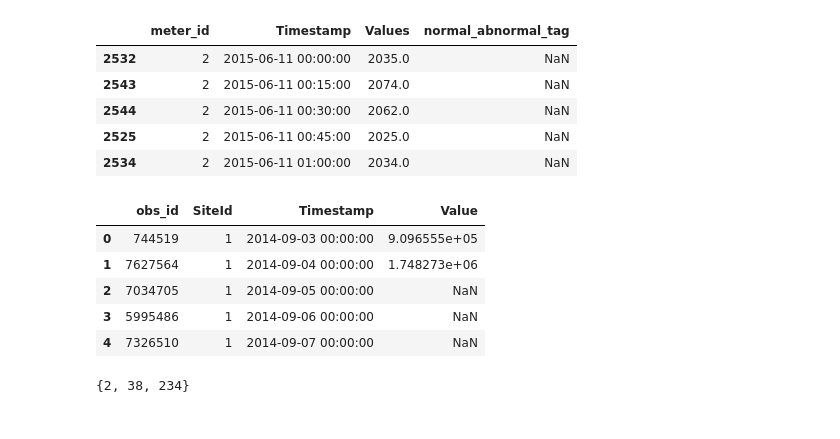
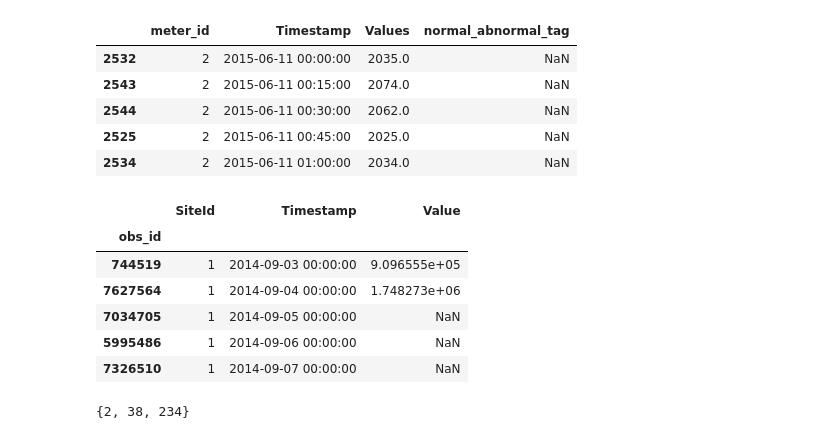
Before and after one commit to GabeOchieng/schneider, a Jupyter notebook: data-preparation/0.2-process-data-anomaly.ipynb, the cells around one changed output. Saved outputs shown, nothing was run; the diff lists cells and outputs as text; code cells hidden in the pictures.

```diff
--- a/data-preparation/0.2-process-data-anomaly.ipynb
+++ b/data-preparation/0.2-process-data-anomaly.ipynb
@@ -38,14 +38,14 @@ given1.head()
 | 2534 | 2 | 2015-06-11 01:00:00 | 2034.0 | NaN |
 # %%
 # check if overlap with consumption challenge
-consumption = pd.read_csv(Path("data/final/consumption/public/train.csv"), index_col=0)
-
+consumption = pd.read_csv(Path("../data/final/consumption/public/train.csv"), index_col=0)
 consumption.head()
 # %% [output]
-|  | obs_id | SiteId | Timestamp | Value |
-| 0 | 744519 | 1 | 2014-09-03 00:00:00 | 9.096555e+05 |
-| 1 | 7627564 | 1 | 2014-09-04 00:00:00 | 1.748273e+06 |
-| 2 | 7034705 | 1 | 2014-09-05 00:00:00 | NaN |
-| 3 | 5995486 | 1 | 2014-09-06 00:00:00 | NaN |
-| 4 | 7326510 | 1 | 2014-09-07 00:00:00 | NaN |
+|  | SiteId | Timestamp | Value |
+| obs_id |  |  |  |
+| 744519 | 1 | 2014-09-03 00:00:00 | 9.096555e+05 |
+| 7627564 | 1 | 2014-09-04 00:00:00 | 1.748273e+06 |
+| 7034705 | 1 | 2014-09-05 00:00:00 | NaN |
+| 5995486 | 1 | 2014-09-06 00:00:00 | NaN |
+| 7326510 | 1 | 2014-09-07 00:00:00 | NaN |
 # %%
```
Also changed, not shown: parts of 24 cells of this notebook, 3 other files.
